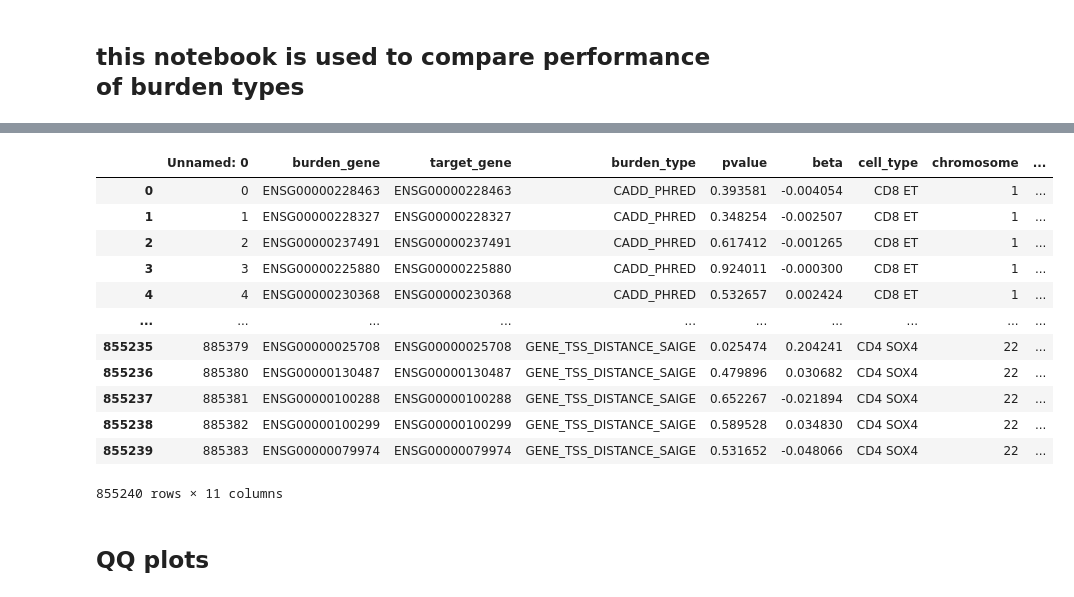
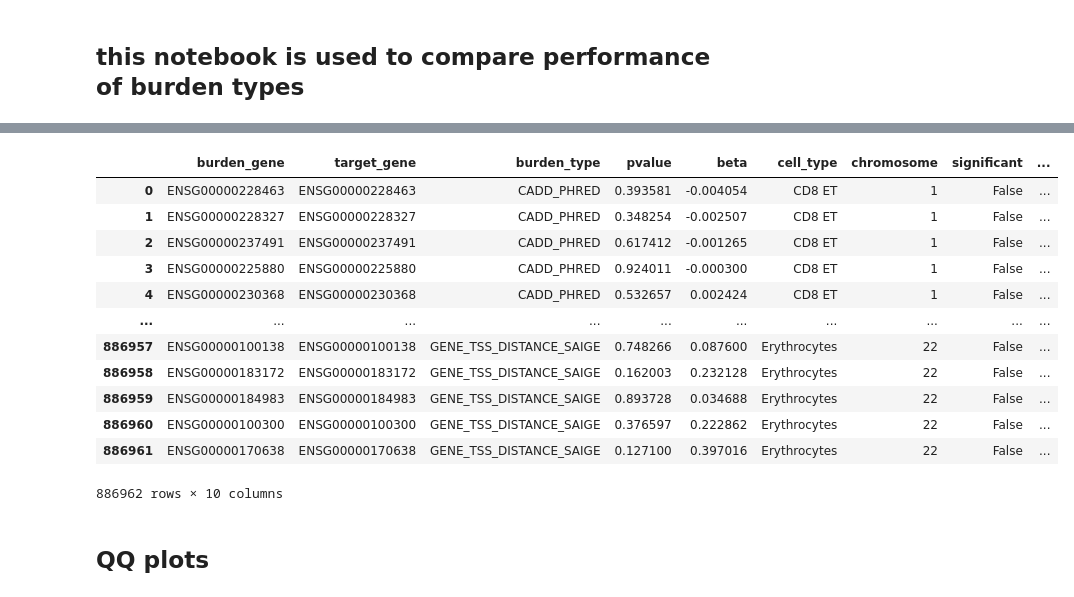
Before and after one commit to theislab/cellink, a Jupyter notebook: docs/notebooks/eval_results_summary_plots.ipynb, the cells around one changed output, grey strips where cells are left out. Cells and saved outputs as stored; diff of their text form; code cells hidden in the pictures.

```diff
--- a/docs/notebooks/eval_results_summary_plots.ipynb
+++ b/docs/notebooks/eval_results_summary_plots.ipynb
@@ -63,20 +36,20 @@ See the caveats in the documentation: https://pandas.pydata.org/pandas-docs/stab
 # %%
-df_final_FDR = pd.read_csv('/s/project/sys_gen_students/2024_2025/project04_rare_variant_sc/output/association/all_results_FDR_corrected_newest.csv')
+df_final_FDR = pd.read_csv('/s/project/sys_gen_students/2024_2025/project04_rare_variant_sc/output/association/all_results_FDR_corrected.csv')
 df_final_FDR
 # %% [output]
-|  | Unnamed: 0 | burden_gene | target_gene | burden_type | pvalue | beta | cell_type | chromosome | ... |
-| 0 | 0 | ENSG00000228463 | ENSG00000228463 | CADD_PHRED | 0.393581 | -0.004054 | CD8 ET | 1 | ... |
-| 1 | 1 | ENSG00000228327 | ENSG00000228327 | CADD_PHRED | 0.348254 | -0.002507 | CD8 ET | 1 | ... |
-| 2 | 2 | ENSG00000237491 | ENSG00000237491 | CADD_PHRED | 0.617412 | -0.001265 | CD8 ET | 1 | ... |
-| 3 | 3 | ENSG00000225880 | ENSG00000225880 | CADD_PHRED | 0.924011 | -0.000300 | CD8 ET | 1 | ... |
-| 4 | 4 | ENSG00000230368 | ENSG00000230368 | CADD_PHRED | 0.532657 | 0.002424 | CD8 ET | 1 | ... |
+|  | burden_gene | target_gene | burden_type | pvalue | beta | cell_type | chromosome | significant | ... |
+| 0 | ENSG00000228463 | ENSG00000228463 | CADD_PHRED | 0.393581 | -0.004054 | CD8 ET | 1 | False | ... |
+| 1 | ENSG00000228327 | ENSG00000228327 | CADD_PHRED | 0.348254 | -0.002507 | CD8 ET | 1 | False | ... |
+| 2 | ENSG00000237491 | ENSG00000237491 | CADD_PHRED | 0.617412 | -0.001265 | CD8 ET | 1 | False | ... |
+| 3 | ENSG00000225880 | ENSG00000225880 | CADD_PHRED | 0.924011 | -0.000300 | CD8 ET | 1 | False | ... |
+| 4 | ENSG00000230368 | ENSG00000230368 | CADD_PHRED | 0.532657 | 0.002424 | CD8 ET | 1 | False | ... |
 | ... | ... | ... | ... | ... | ... | ... | ... | ... | ... |
-| 855235 | 885379 | ENSG00000025708 | ENSG00000025708 | GENE_TSS_DISTANCE_SAIGE | 0.025474 | 0.204241 | CD4 SOX4 | 22 | ... |
-| 855236 | 885380 | ENSG00000130487 | ENSG00000130487 | GENE_TSS_DISTANCE_SAIGE | 0.479896 | 0.030682 | CD4 SOX4 | 22 | ... |
-| 855237 | 885381 | ENSG00000100288 | ENSG00000100288 | GENE_TSS_DISTANCE_SAIGE | 0.652267 | -0.021894 | CD4 SOX4 | 22 | ... |
-| 855238 | 885382 | ENSG00000100299 | ENSG00000100299 | GENE_TSS_DISTANCE_SAIGE | 0.589528 | 0.034830 | CD4 SOX4 | 22 | ... |
-| 855239 | 885383 | ENSG00000079974 | ENSG00000079974 | GENE_TSS_DISTANCE_SAIGE | 0.531652 | -0.048066 | CD4 SOX4 | 22 | ... |
+| 886957 | ENSG00000100138 | ENSG00000100138 | GENE_TSS_DISTANCE_SAIGE | 0.748266 | 0.087600 | Erythrocytes | 22 | False | ... |
+| 886958 | ENSG00000183172 | ENSG00000183172 | GENE_TSS_DISTANCE_SAIGE | 0.162003 | 0.232128 | Erythrocytes | 22 | False | ... |
+| 886959 | ENSG00000184983 | ENSG00000184983 | GENE_TSS_DISTANCE_SAIGE | 0.893728 | 0.034688 | Erythrocytes | 22 | False | ... |
+| 886960 | ENSG00000100300 | ENSG00000100300 | GENE_TSS_DISTANCE_SAIGE | 0.376597 | 0.222862 | Erythrocytes | 22 | False | ... |
+| 886961 | ENSG00000170638 | ENSG00000170638 | GENE_TSS_DISTANCE_SAIGE | 0.127100 | 0.397016 | Erythrocytes | 22 | False | ... |
-855240 rows × 11 columns
+886962 rows × 10 columns
 # %% [markdown]
 ## QQ plots
 # %%
```
Also changed, not shown: parts of 16 cells of this notebook, 4 other files.
